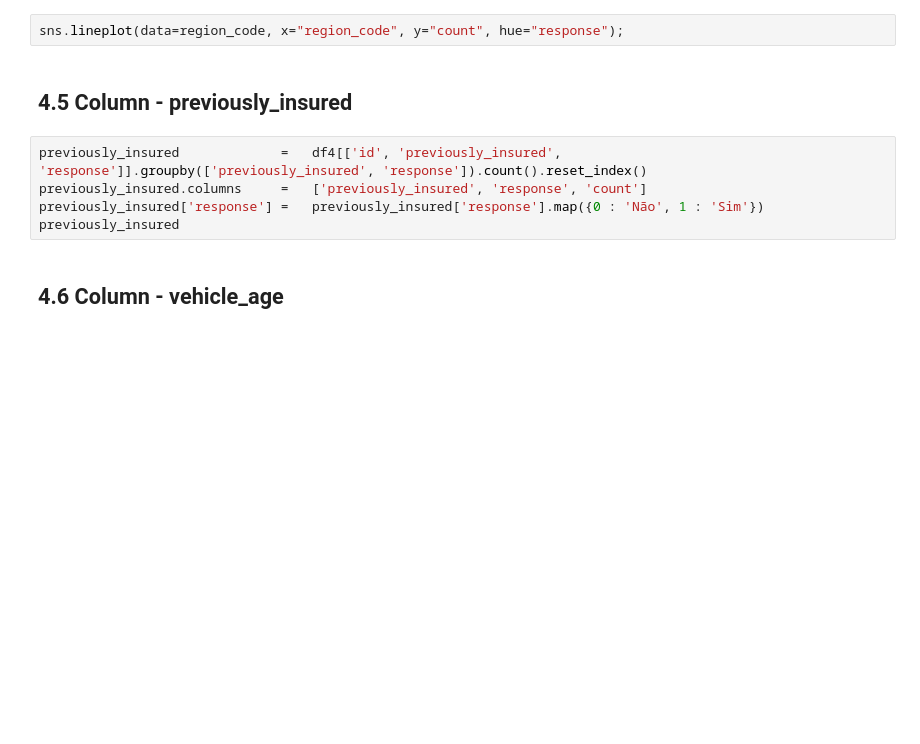
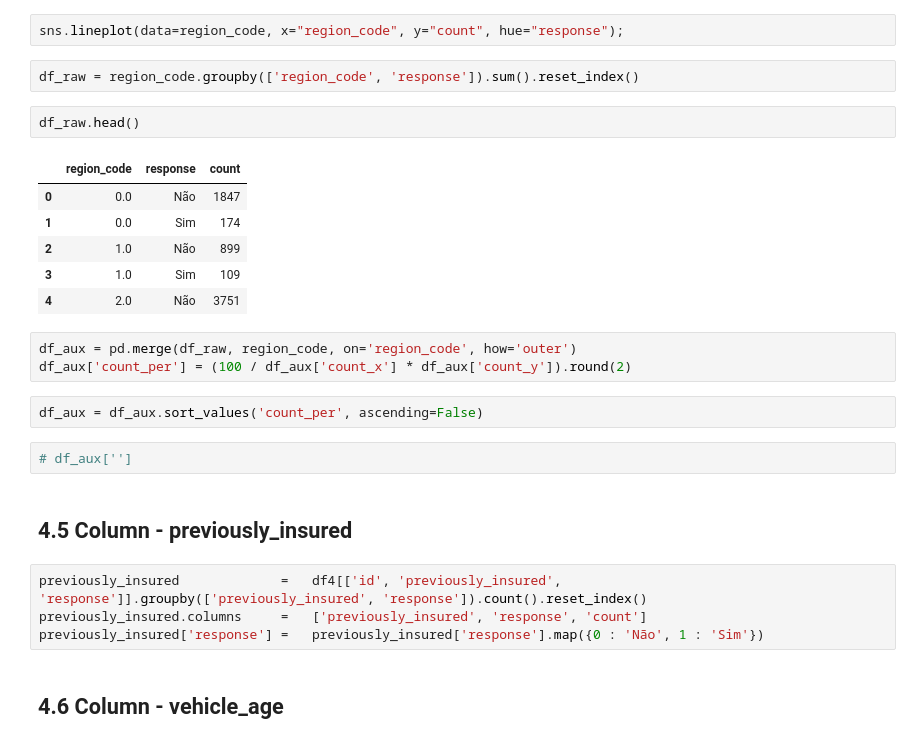
Before and after one commit to FernandoBatistaDS/LearningRank, a Jupyter notebook: main.ipynb, the cells around one changed output. Cells and saved outputs as stored; diff of their text form; blank space fills up the shorter version.

```diff
--- a/main.ipynb
+++ b/main.ipynb
@@ -285,12 +293,29 @@ region_code.head()
 # %%
 sns.lineplot(data=region_code, x="region_code", y="count", hue="response");
+# %%
+df_raw = region_code.groupby(['region_code', 'response']).sum().reset_index()
+# %%
+df_raw.head()
+# %% [output]
+|  | region_code | response | count |
+| 0 | 0.0 | Não | 1847 |
+| 1 | 0.0 | Sim | 174 |
+| 2 | 1.0 | Não | 899 |
+| 3 | 1.0 | Sim | 109 |
+| 4 | 2.0 | Não | 3751 |
+# %%
+df_aux = pd.merge(df_raw, region_code, on='region_code', how='outer')
+df_aux['count_per'] = (100 / df_aux['count_x'] * df_aux['count_y']).round(2)
+# %%
+df_aux = df_aux.sort_values('count_per', ascending=False)
+# %%
+# df_aux['']
 # %% [markdown]
 ## 4.5 Column - previously_insured
 # %%
 previously_insured             =   df4[['id', 'previously_insured', 'response']].groupby(['previously_insured', 'response']).count().reset_index()
 previously_insured.columns     =   ['previously_insured', 'response', 'count']
 previously_insured['response'] =   previously_insured['response'].map({0 : 'Não', 1 : 'Sim'})
-previously_insured
 # %% [markdown]
 ## 4.6 Column - vehicle_age
 # %%
```
Also changed, not shown: parts of 20 cells of this notebook.
